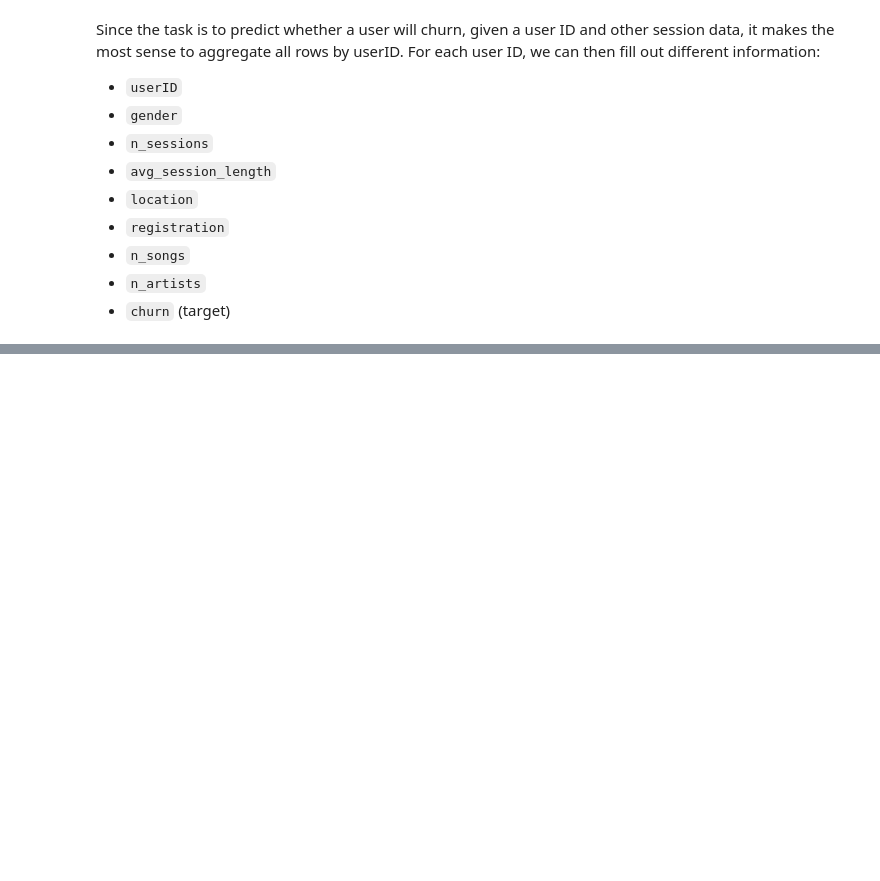
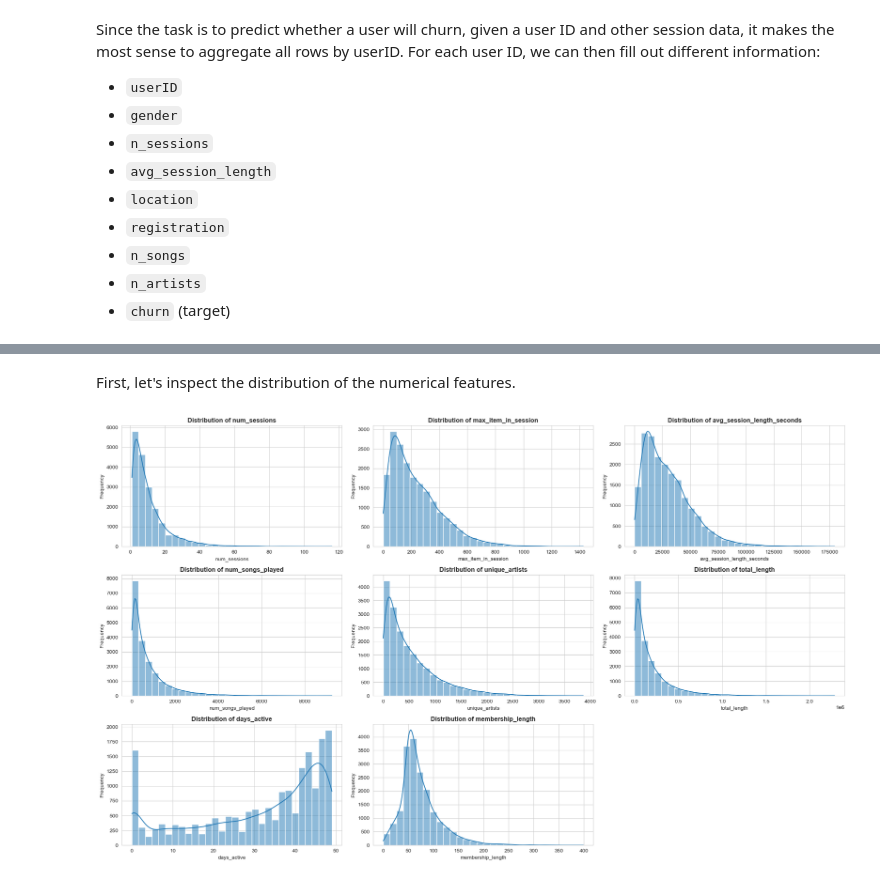
Before and after one commit to AndreeaPatarlageanu/DataScienceProject, a Jupyter notebook: EDA & Preprocessing.ipynb, the cells around one changed output, grey strips where cells are left out. Drawn from its saved outputs; the diff is of its cells as text; code cells hidden in the pictures; blank space fills up the shorter version.

```diff
--- a/EDA & Preprocessing.ipynb
+++ b/EDA & Preprocessing.ipynb
@@ -452,0 +471,39 @@ user_df.head(10)
+# %%
+user_df['avg_session_length_seconds'] = user_df['avg_session_length'].dt.total_seconds()
+# %% [markdown]
+First, let's inspect the distribution of the numerical features.
+# %%
+numerical_features = ['num_sessions', 'max_item_in_session', 'avg_session_length_seconds',
+                      'num_songs_played', 'unique_artists', 'total_length',
+                      'days_active', 'membership_length']
+
+sns.set_style("whitegrid")
+
+# Let's create a copy of user_df for plotting to avoid modifying the original one
+user_df_plot = user_df.copy()
+
+nr_features = len(numerical_features)
+n_cols = 3
+n_rows = (nr_features + n_cols - 1) // n_cols
+
+fig, axes = plt.subplots(n_rows, n_cols, figsize=(20, n_rows * 4))
+axes = axes.flatten()
+
+for idx, feature in enumerate(numerical_features):
+
+    # We remove null values for plotting, just to be sure (although we made the inspection before)
+    data_to_plot = user_df_plot[feature].dropna()
+
+    sns.histplot(data=data_to_plot, kde=True, ax=axes[idx], bins=30)
+    axes[idx].set_title(f'Distribution of {feature}', fontsize=12, fontweight='bold')
+    axes[idx].set_xlabel(feature)
+    axes[idx].set_ylabel('Frequency')
+
+# We remove the unused subplot:
+for idx in range(nr_features, len(axes)):
+    fig.delaxes(axes[idx])
+
+plt.tight_layout()
+plt.show()
+# %% [output]
+[figure, added]
```
Also changed, not shown: parts of 34 cells of this notebook.
